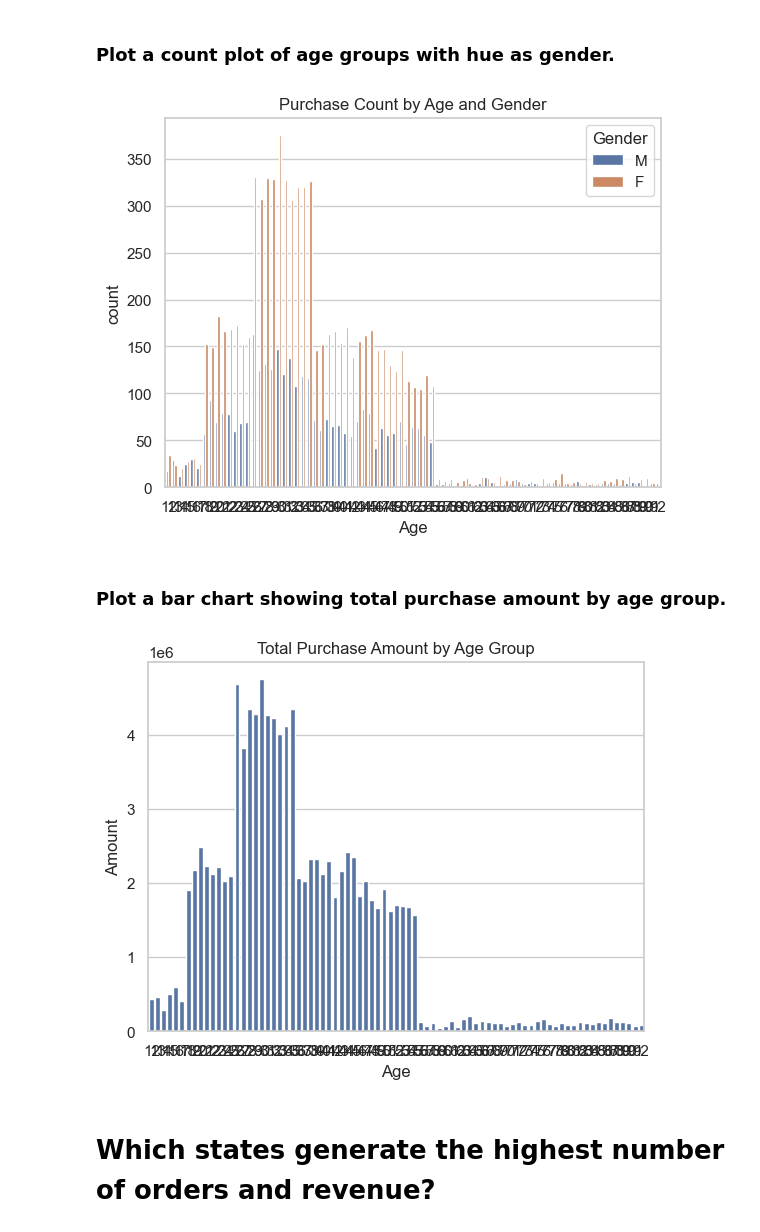
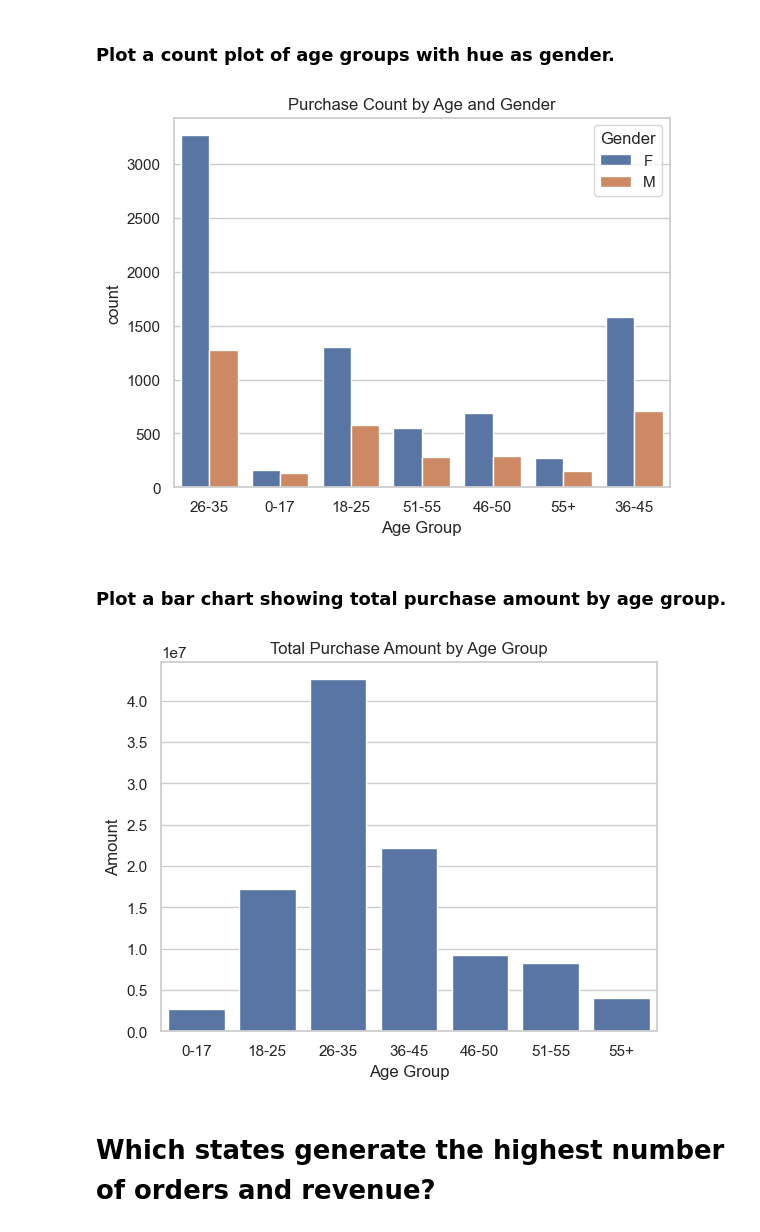
Before and after one commit to rohanpatil1794/New-Year-Sales-Analysis, a Jupyter notebook: New_year_sales_analysis.ipynb, the cells around one changed output. Drawn from its saved outputs; the diff is of its cells as text; code cells hidden in the pictures.

```diff
--- a/New_year_sales_analysis.ipynb
+++ b/New_year_sales_analysis.ipynb
@@ -152,20 +152,20 @@ plt.show()
 # %% [markdown]
 ### Plot a count plot of age groups with hue as gender.
 # %%
-sns.countplot(data = df, x = 'Age', hue = 'Gender')
+sns.countplot(data = df, x = 'Age Group', hue = 'Gender')
 plt.title('Purchase Count by Age and Gender')
 plt.show()
 # %% [output]
-[figure, old version]
+[figure, new version]
 # %% [markdown]
 ### Plot a bar chart showing total purchase amount by age group.
 # %%
-age_amount = df.groupby('Age')['Amount'].sum().reset_index()
-sns.barplot(data = age_amount, x = 'Age', y = 'Amount')
+age_amount = df.groupby('Age Group')['Amount'].sum().reset_index()
+sns.barplot(data = age_amount, x = 'Age Group', y = 'Amount')
 plt.title('Total Purchase Amount by Age Group')
 plt.show()
 # %% [output]
-[figure, old version]
+[figure, new version]
 # %% [markdown]
 # Which states generate the highest number of orders and revenue?
 # %% [markdown]
```
Also changed, not shown: parts of 16 cells of this notebook.
